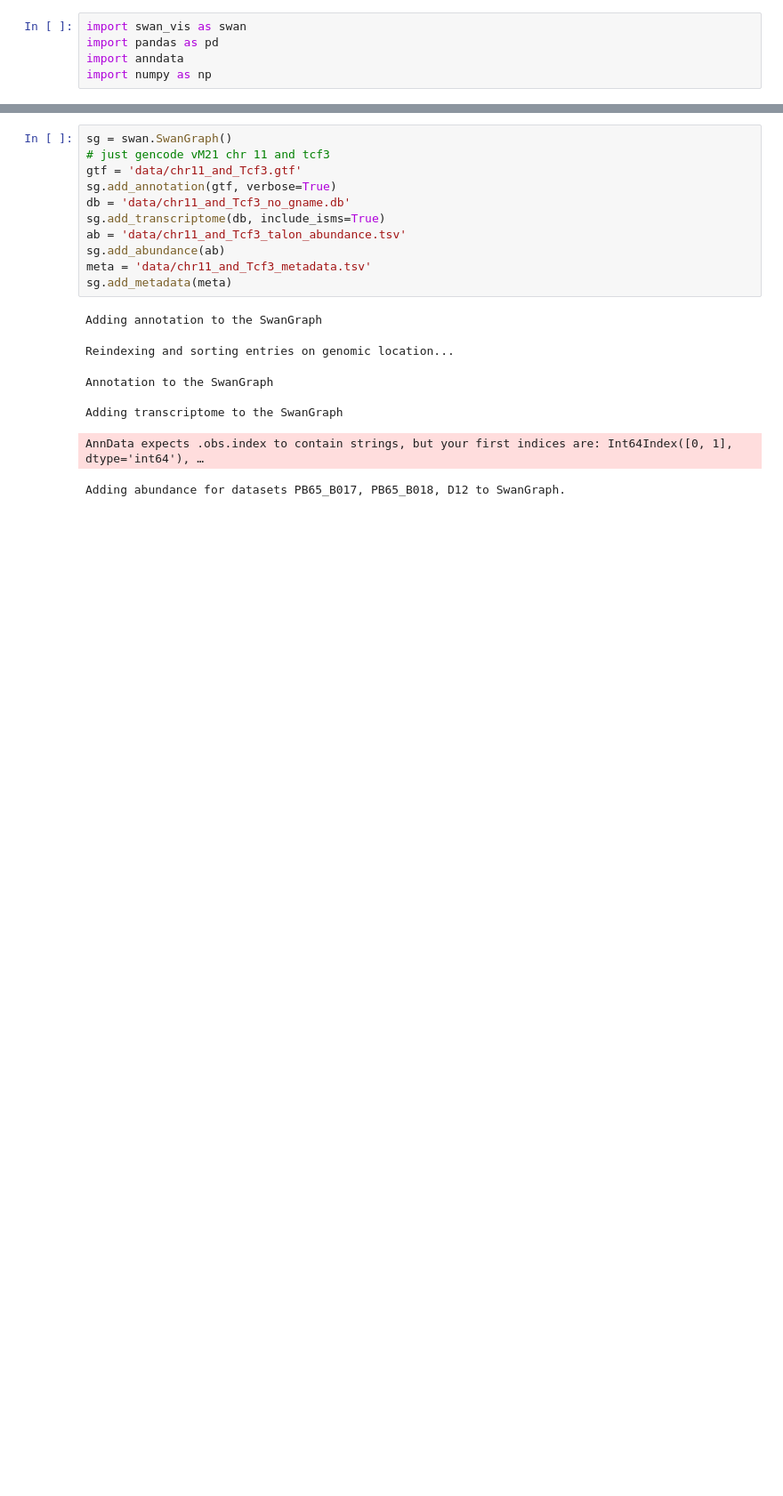
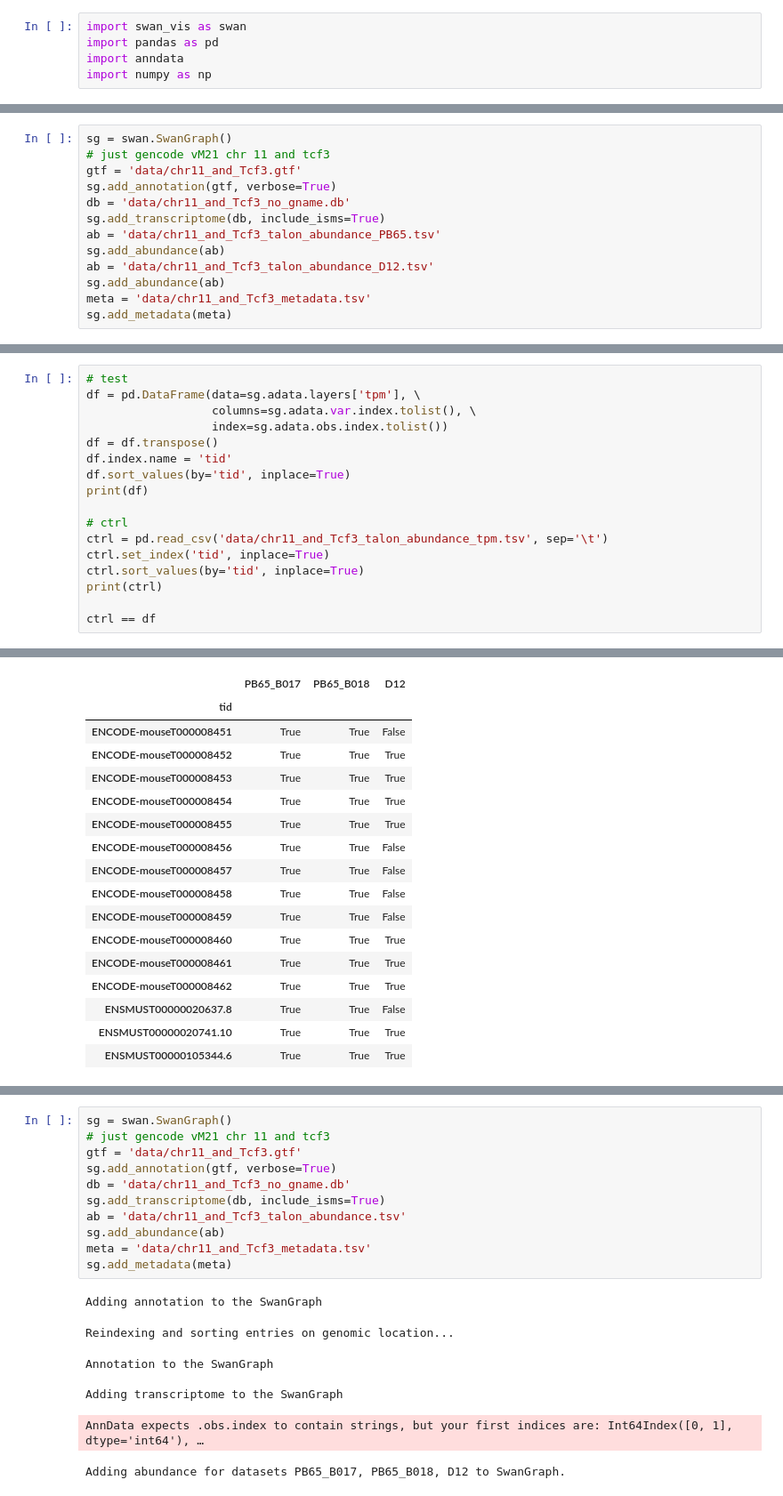
Before and after one commit to mortazavilab/swan_vis, a Jupyter notebook: tutorials/test_dev.ipynb, the cells around one changed output, grey strips where cells are left out. Shown at 89% size. Cells and saved outputs as stored; diff of their text form; blank space fills up the shorter version.

Commit message:
implemented calc_tpm in add_abundance and tested

```diff
--- a/tutorials/test_dev.ipynb
+++ b/tutorials/test_dev.ipynb
@@ -7,0 +87,13 @@ import numpy as np
+# %%
+sg = swan.SwanGraph()
+# just gencode vM21 chr 11 and tcf3
+gtf = 'data/chr11_and_Tcf3.gtf'
+sg.add_annotation(gtf, verbose=True)
+db = 'data/chr11_and_Tcf3_no_gname.db'
+sg.add_transcriptome(db, include_isms=True)
+ab = 'data/chr11_and_Tcf3_talon_abundance_PB65.tsv'
+sg.add_abundance(ab)
+ab = 'data/chr11_and_Tcf3_talon_abundance_D12.tsv'
+sg.add_abundance(ab)
+meta = 'data/chr11_and_Tcf3_metadata.tsv'
+sg.add_metadata(meta)
@@ -7,0 +110,18 @@ import numpy as np
+# %%
+# test
+df = pd.DataFrame(data=sg.adata.layers['tpm'], \
+                  columns=sg.adata.var.index.tolist(), \
+                  index=sg.adata.obs.index.tolist())
+df = df.transpose()
+df.index.name = 'tid'
+df.sort_values(by='tid', inplace=True)
+print(df)
+
+# ctrl
+ctrl = pd.read_csv('data/chr11_and_Tcf3_talon_abundance_tpm.tsv', sep='\t')
+ctrl.set_index('tid', inplace=True)
+ctrl.sort_values(by='tid', inplace=True)
+print(ctrl)
+
+ctrl == df
+# %% [output]
@@ -7,0 +145,17 @@ import numpy as np
+|  | PB65_B017 | PB65_B018 | D12 |
+| tid |  |  |  |
+| ENCODE-mouseT000008451 | True | True | False |
+| ENCODE-mouseT000008452 | True | True | True |
+| ENCODE-mouseT000008453 | True | True | True |
+| ENCODE-mouseT000008454 | True | True | True |
+| ENCODE-mouseT000008455 | True | True | True |
+| ENCODE-mouseT000008456 | True | True | False |
+| ENCODE-mouseT000008457 | True | True | False |
+| ENCODE-mouseT000008458 | True | True | False |
+| ENCODE-mouseT000008459 | True | True | False |
+| ENCODE-mouseT000008460 | True | True | True |
+| ENCODE-mouseT000008461 | True | True | True |
+| ENCODE-mouseT000008462 | True | True | True |
+| ENSMUST00000020637.8 | True | True | False |
+| ENSMUST00000020741.10 | True | True | True |
+| ENSMUST00000105344.6 | True | True | True |
```
Also changed, not shown: parts of 12 cells of this notebook, 5 other files.
